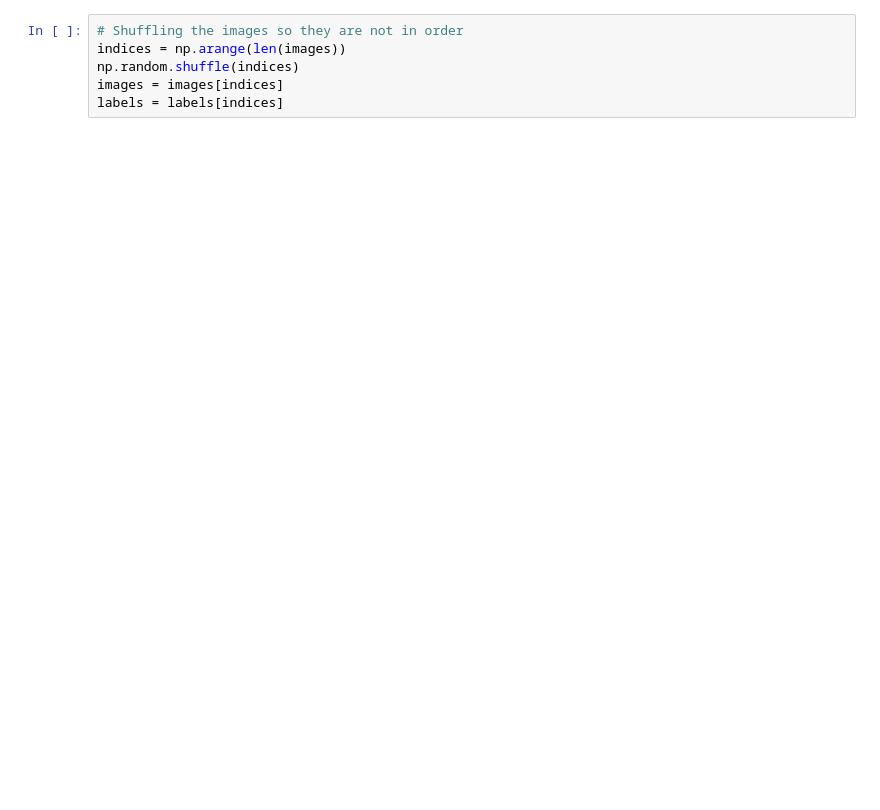
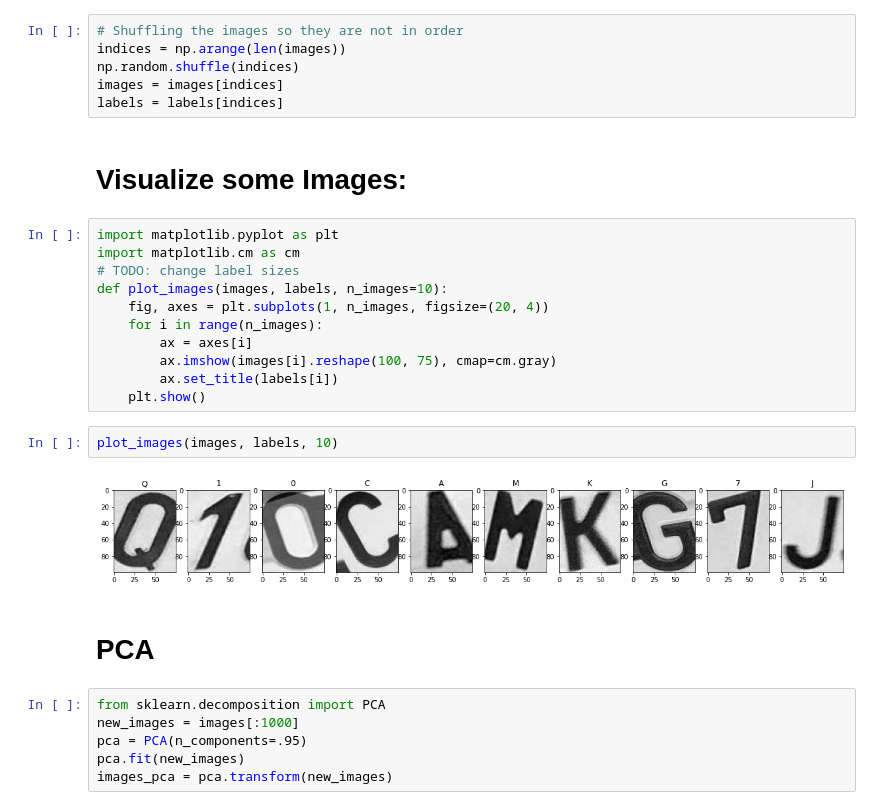
Before and after one commit to saakethkoka/ML-Lab2-PCA, a Jupyter notebook: PCA.ipynb, the cells around one changed output. Drawn from its saved outputs; the diff is of its cells as text; blank space fills up the shorter version.

Commit message:
Image visualizeatioin with labels

```diff
--- a/PCA.ipynb
+++ b/PCA.ipynb
@@ -75,3 +75,28 @@ indices = np.arange(len(images))
 np.random.shuffle(indices)
 images = images[indices]
 labels = labels[indices]
+# %% [markdown]
+# Visualize some Images:
+# %%
+import matplotlib.pyplot as plt
+import matplotlib.cm as cm
+# TODO: change label sizes
+def plot_images(images, labels, n_images=10):
+    fig, axes = plt.subplots(1, n_images, figsize=(20, 4))
+    for i in range(n_images):
+        ax = axes[i]
+        ax.imshow(images[i].reshape(100, 75), cmap=cm.gray)
+        ax.set_title(labels[i])
+    plt.show()
+# %%
+plot_images(images, labels, 10)
+# %% [output]
+[figure, added]
+# %% [markdown]
+# PCA
+# %%
+from sklearn.decomposition import PCA
+new_images = images[:1000]
+pca = PCA(n_components=.95)
+pca.fit(new_images)
+images_pca = pca.transform(new_images)
```
Also changed, not shown: parts of 1 cell of this notebook.
